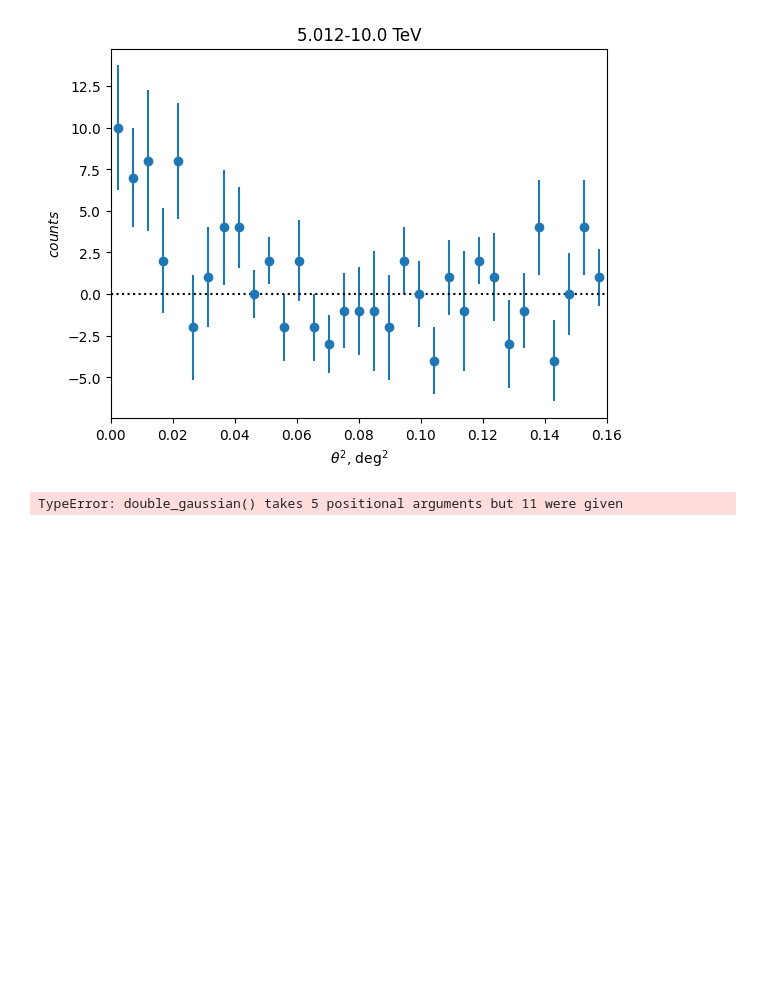
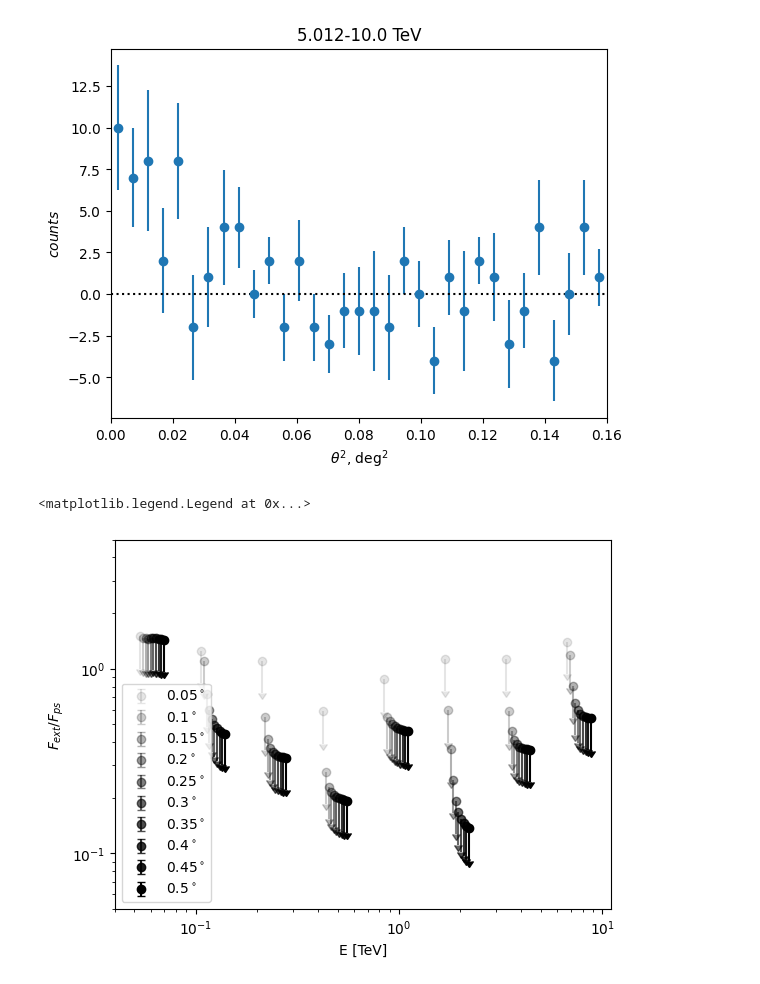
Before and after one commit to Nico812/CTAO-EXT_EM_analyses, a Jupyter notebook: LST_EM_UP_LIM.ipynb, the cells around one changed output. Drawn from its saved outputs; the diff is of its cells as text; code cells hidden in the pictures; blank space fills up the shorter version.

```diff
--- a/LST_EM_UP_LIM.ipynb
+++ b/LST_EM_UP_LIM.ipynb
@@ -203,20 +203,39 @@ def double_gaussian(th2, norm_tot, norm_t, sigma_c, sigma_t):
     return gauss_c + gauss_t
 # %%
 init_guess = [5000.0, 0.1, 0.1, 0.2]
+
+lower_bounds = [0.0, 0.0, 1e-6, 1e-6]
+upper_bounds = [np.inf, np.inf, np.inf, np.inf]
+
 fit_params = np.empty(len(e_means), dtype=object)
+fit_errors = np.empty(len(e_means), dtype=object)
 
 for i, (ct, ct_err) in enumerate(zip(cts, cts_err)):
+    ct = np.asarray(ct, dtype=float)
+    ct_err = np.asarray(ct_err, dtype=float)
+
+    valid = (
+        np.isfinite(th2)
+        & np.isfinite(ct)
+        & np.isfinite(ct_err)
+        & (ct_err > 0)
+    )
+
     try:
         popt, pcov = curve_fit(
             double_gaussian,
-            th2,
-            ct,
-            sigma=ct_err,
+            th2[valid],
+            ct[valid],
+            sigma=ct_err[valid],
             p0=init_guess,
+            bounds=(lower_bounds, upper_bounds),
             absolute_sigma=True,
-            maxfev=10000,
+            maxfev=100000,
         )
+
         fit_params[i] = popt
+        fit_errors[i] = np.sqrt(np.maximum(np.diag(pcov), 0.0))
+
         norm_tot, norm_t, sigma_c, sigma_t = popt
         norm_tot_err, norm_t_err, sigma_c_err, sigma_t_err = np.sqrt(np.diag(pcov))
 
@@ -381,7 +400,7 @@ def calculate_UL(
     cts_err,
     th2,
     e,
-    psf_params,
+    psf_fit_params,
     sigmas_ext,
     delta_chi2=2.71,
 ):
@@ -394,7 +413,7 @@ def calculate_UL(
     flux_ratios = np.zeros((len(sigmas_ext), len(e)))
 
     for i, (y, yerr) in enumerate(zip(cts, cts_err)):
-        ampl_tot, ampl_t, sigma_c, sigma_t = psf_params[i]
+        psf_params = psf_fit_params[i]
 
         # Point-source PSF template normalized
         psf_template = psf(th2, psf_params)
@@ -485,18 +504,19 @@ flux_ratios = calculate_UL(
     sigmas_ext,
     delta_chi2=2.71,
 )
-# %% [output]
-TypeError: double_gaussian() takes 5 positional arguments but 11 were given
 # %%
 for i, flux_ratio in enumerate(flux_ratios):
-    plt.errorbar(e*(0.95*1.03**i), flux_ratio,flux_ratio/3, alpha=0.1+0.1*i, uplims=True, linestyle='none',marker='o', label=str(round(sigmas_ext[i],3))+r'$^\circ$',color='black')
+    plt.errorbar(e_means*(0.95*1.03**i), flux_ratio,flux_ratio/3, alpha=0.1+0.1*i, uplims=True, linestyle='none',marker='o', label=str(round(sigmas_ext[i],3))+r'$^\circ$',color='black')
 plt.xscale("log")
 plt.yscale("log")
 plt.ylabel(r"$F_{ext}/F_{ps}$")
 plt.xlabel("E [TeV]")
 plt.xlim(0.04,11)
 plt.ylim(0.05, 5)
 plt.legend()
+# %% [output]
+<matplotlib.legend.Legend at 0x...>
+[figure, added]
 # %%
 if Name == "Mrk421":
     z = 0.03
```
